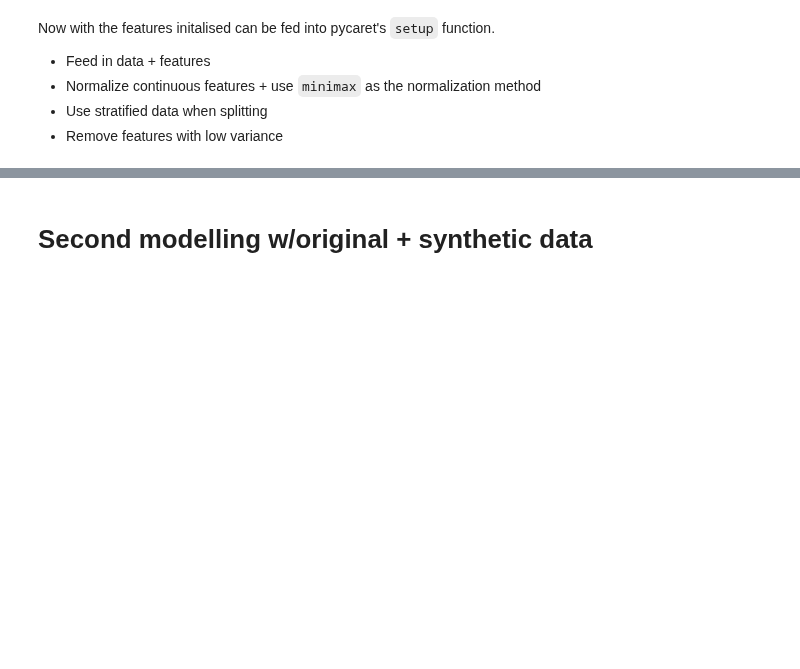
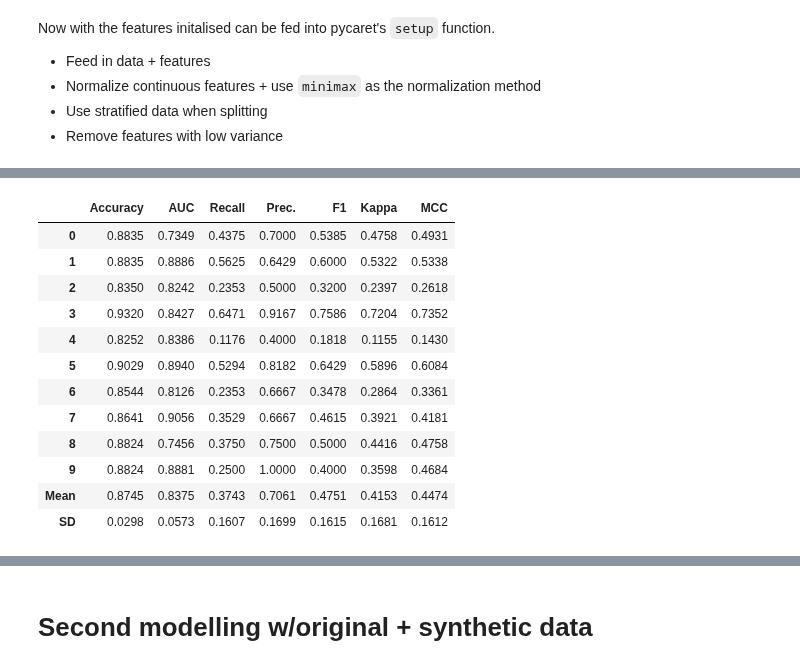
Before and after one commit to Oufattole/HR-Attrition, a Jupyter notebook: Predicting_employee_attrition.ipynb, the cells around one changed output, grey strips where cells are left out. Saved outputs shown, nothing was run; the diff lists cells and outputs as text; code cells hidden in the pictures; blank space fills up the shorter version.

```diff
--- a/Predicting_employee_attrition.ipynb
+++ b/Predicting_employee_attrition.ipynb
@@ -215 +215,17 @@ LogisticRegression(C=1.0, class_weight=None, dual=False, fit_intercept=True,
                    warm_start=False)
+# %%
+lr = create_model("lr")
+# %% [output]
+|  | Accuracy | AUC | Recall | Prec. | F1 | Kappa | MCC |
+| 0 | 0.8835 | 0.7349 | 0.4375 | 0.7000 | 0.5385 | 0.4758 | 0.4931 |
+| 1 | 0.8835 | 0.8886 | 0.5625 | 0.6429 | 0.6000 | 0.5322 | 0.5338 |
+| 2 | 0.8350 | 0.8242 | 0.2353 | 0.5000 | 0.3200 | 0.2397 | 0.2618 |
+| 3 | 0.9320 | 0.8427 | 0.6471 | 0.9167 | 0.7586 | 0.7204 | 0.7352 |
+| 4 | 0.8252 | 0.8386 | 0.1176 | 0.4000 | 0.1818 | 0.1155 | 0.1430 |
+| 5 | 0.9029 | 0.8940 | 0.5294 | 0.8182 | 0.6429 | 0.5896 | 0.6084 |
+| 6 | 0.8544 | 0.8126 | 0.2353 | 0.6667 | 0.3478 | 0.2864 | 0.3361 |
+| 7 | 0.8641 | 0.9056 | 0.3529 | 0.6667 | 0.4615 | 0.3921 | 0.4181 |
+| 8 | 0.8824 | 0.7456 | 0.3750 | 0.7500 | 0.5000 | 0.4416 | 0.4758 |
+| 9 | 0.8824 | 0.8881 | 0.2500 | 1.0000 | 0.4000 | 0.3598 | 0.4684 |
+| Mean | 0.8745 | 0.8375 | 0.3743 | 0.7061 | 0.4751 | 0.4153 | 0.4474 |
+| SD | 0.0298 | 0.0573 | 0.1607 | 0.1699 | 0.1615 | 0.1681 | 0.1612 |
```
Also changed, not shown: parts of 3 cells of this notebook.
